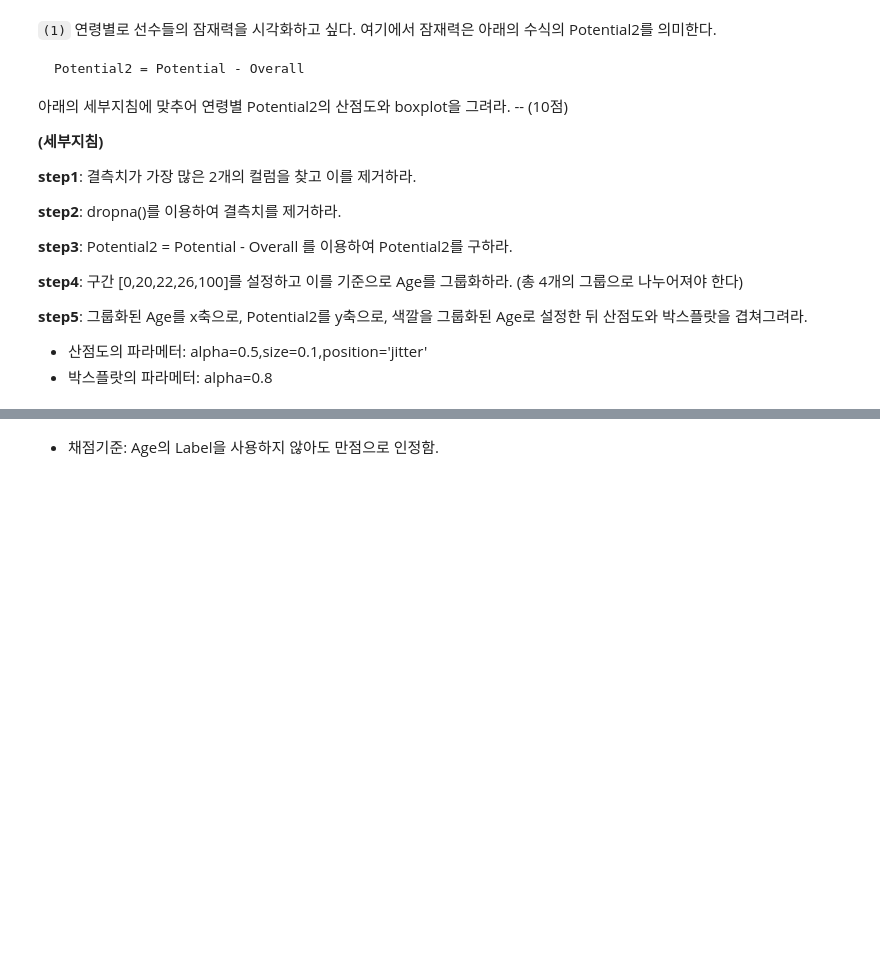
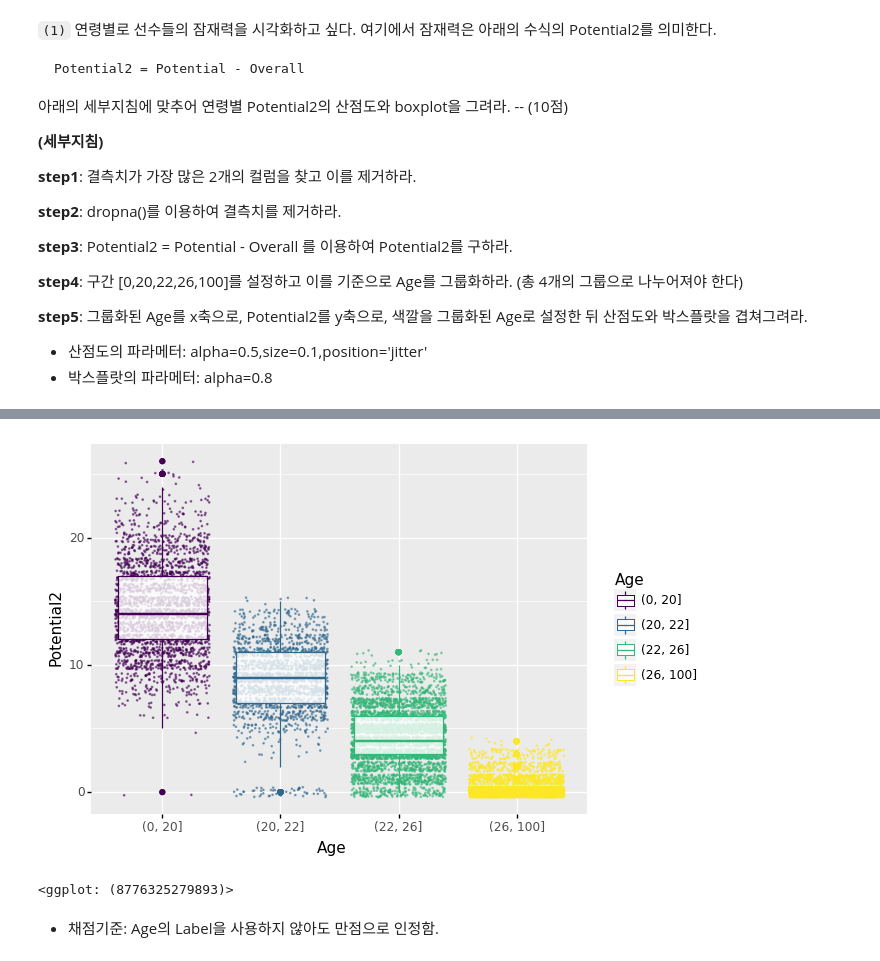
Before and after one commit to guebin/DV2022_backup, a Jupyter notebook: _notebooks/2022-10-30-데이터시각화2022-중간고사.ipynb, the cells around one changed output, grey strips where cells are left out. Saved outputs shown, nothing was run; the diff lists cells and outputs as text; code cells hidden in the pictures; blank space fills up the shorter version.

```diff
--- a/_notebooks/2022-10-30-데이터시각화2022-중간고사.ipynb
+++ b/_notebooks/2022-10-30-데이터시각화2022-중간고사.ipynb
@@ -166,6 +206,8 @@ Potential2 = Potential - Overall
 - 산점도의 파라메터: alpha=0.5,size=0.1,position='jitter'
 - 박스플랏의 파라메터: alpha=0.8
 # %%
-#
-# 시각화예시
+data1= df.drop(columns=['Loaned From', 'Marking']).dropna()\
+.eval('Potential2 = Potential- Overall')\
+.assign(Age = lambda df: pd.cut(df['Age'],[0,20,22,26,100]))
+data1
 # %% [output]
@@ -174,3 +227,11 @@ Potential2 = Potential - Overall
+# %%
+fig = ggplot(data=data1)
+scatter = geom_point(aes(x='Age',y='Potential2',colour='Age'),alpha=0.5,size=0.1,position='jitter')
+boxplot = geom_boxplot(aes(x='Age',y='Potential2',colour='Age'),alpha=0.8)
+fig+scatter+boxplot
+# %% [output]
+[figure, added]
+<ggplot: (8776325279893)>
 # %% [markdown]
 - 채점기준: Age의 Label을 사용하지 않아도 만점으로 인정함.
 # %% [markdown]
```
Also changed, not shown: parts of 35 cells of this notebook.
